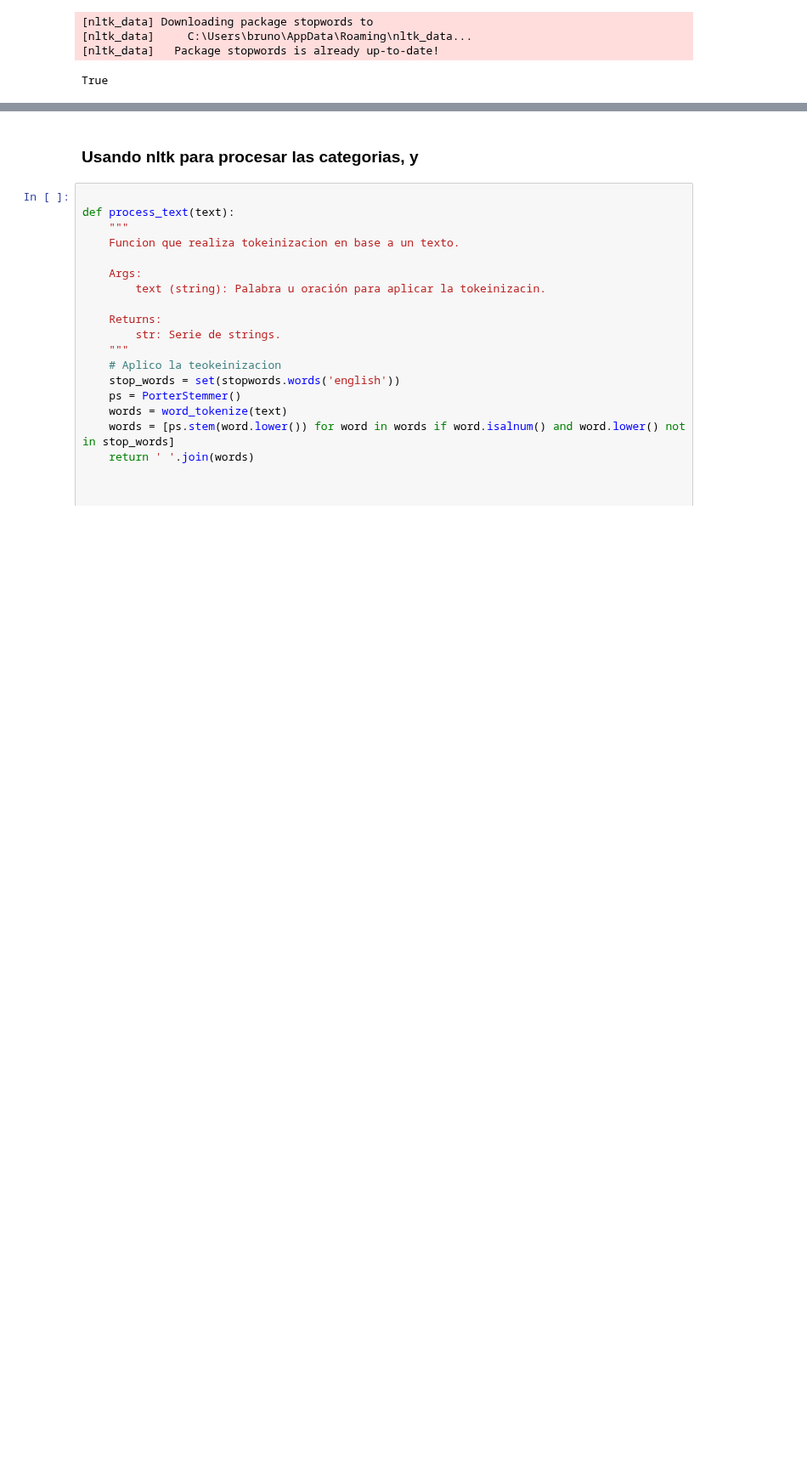
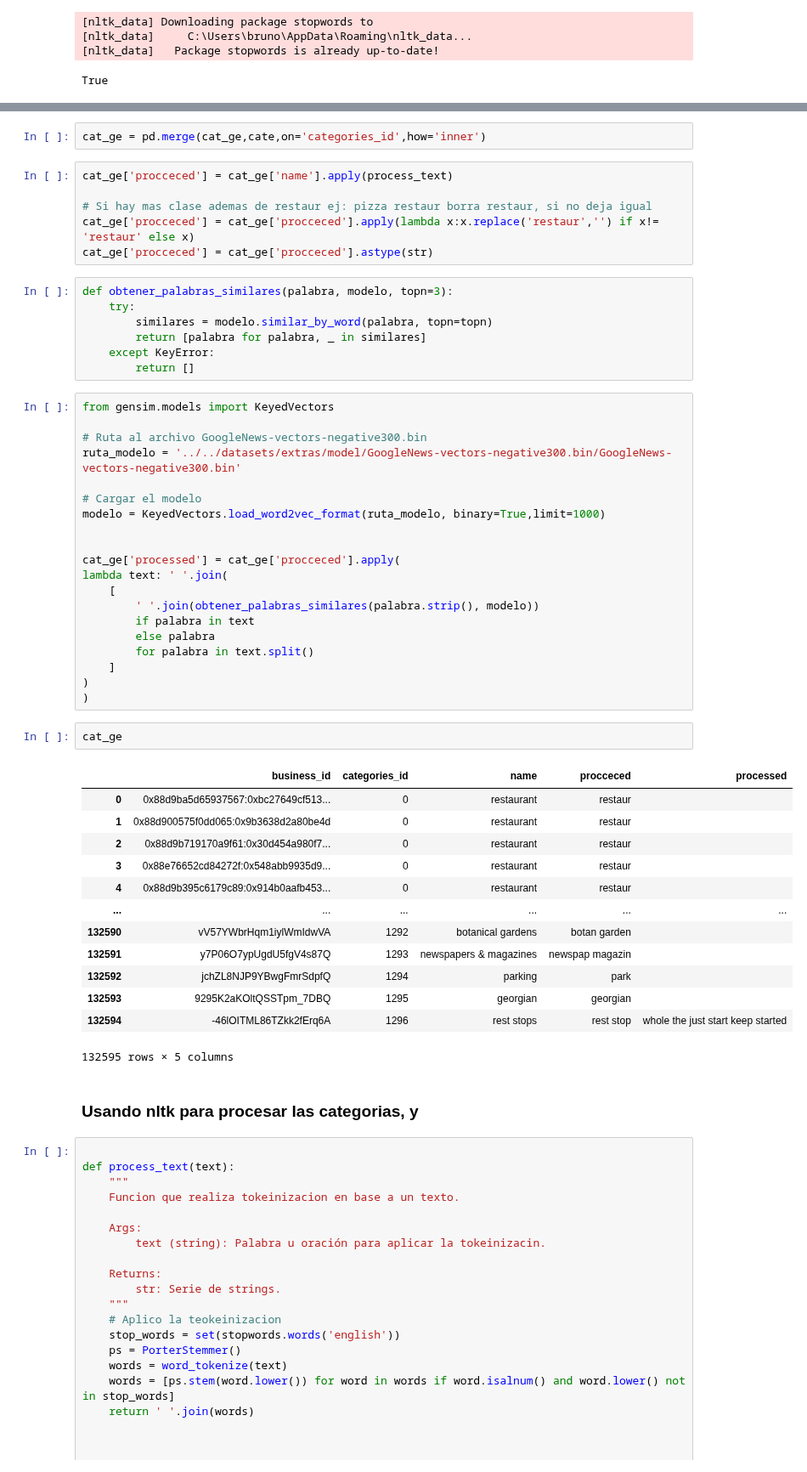
Before and after one commit to Paniceres/GP_Henry, a Jupyter notebook: app/ml/item_filter.ipynb, the cells around one changed output, grey strips where cells are left out. Shown at 85% size. Drawn from its saved outputs; the diff is of its cells as text; blank space fills up the shorter version.

Commit message:
feat: Cambios y arreglo de errores en el modelo de recomendación

```diff
--- a/app/ml/item_filter.ipynb
+++ b/app/ml/item_filter.ipynb
@@ -18,3 +57,54 @@ True
+# %%
+cat_ge = pd.merge(cat_ge,cate,on='categories_id',how='inner')
+# %%
+cat_ge['procceced'] = cat_ge['name'].apply(process_text)
+
+# Si hay mas clase ademas de restaur ej: pizza restaur borra restaur, si no deja igual
+cat_ge['procceced'] = cat_ge['procceced'].apply(lambda x:x.replace('restaur','') if x!= 'restaur' else x)
+cat_ge['procceced'] = cat_ge['procceced'].astype(str)
+# %%
+def obtener_palabras_similares(palabra, modelo, topn=3):
+    try:
+        similares = modelo.similar_by_word(palabra, topn=topn)
+        return [palabra for palabra, _ in similares]
+    except KeyError:
+        return []
+# %%
+from gensim.models import KeyedVectors
+
+# Ruta al archivo GoogleNews-vectors-negative300.bin
+ruta_modelo = '../../datasets/extras/model/GoogleNews-vectors-negative300.bin/GoogleNews-vectors-negative300.bin'
+
+# Cargar el modelo
+modelo = KeyedVectors.load_word2vec_format(ruta_modelo, binary=True,limit=1000)
+
+
+cat_ge['processed'] = cat_ge['procceced'].apply(
+lambda text: ' '.join(
+    [
+        ' '.join(obtener_palabras_similares(palabra.strip(), modelo))
+        if palabra in text
+        else palabra
+        for palabra in text.split()
+    ]
+)
+)
+# %%
+cat_ge
+# %% [output]
+|  | business_id | categories_id | name | procceced | processed |
+| 0 | 0x88d9ba5d65937567:0xbc27649cf513... | 0 | restaurant | restaur |  |
+| 1 | 0x88d900575f0dd065:0x9b3638d2a80be4d | 0 | restaurant | restaur |  |
+| 2 | 0x88d9b719170a9f61:0x30d454a980f7... | 0 | restaurant | restaur |  |
+| 3 | 0x88e76652cd84272f:0x548abb9935d9... | 0 | restaurant | restaur |  |
+| 4 | 0x88d9b395c6179c89:0x914b0aafb453... | 0 | restaurant | restaur |  |
+| ... | ... | ... | ... | ... | ... |
+| 132590 | vV57YWbrHqm1iylWmIdwVA | 1292 | botanical gardens | botan garden |  |
+| 132591 | y7P06O7ypUgdU5fgV4s87Q | 1293 | newspapers & magazines | newspap magazin |  |
+| 132592 | jchZL8NJP9YBwgFmrSdpfQ | 1294 | parking | park |  |
+| 132593 | 9295K2aKOltQSSTpm_7DBQ | 1295 | georgian | georgian |  |
+| 132594 | -46lOITML86TZkk2fErq6A | 1296 | rest stops | rest stop | whole the just start keep started |
+132595 rows × 5 columns
 # %% [markdown]
 ### Usando nltk para procesar las categorias, y
 # %%
```
Also changed, not shown: parts of 8 cells of this notebook, 6 other files.
